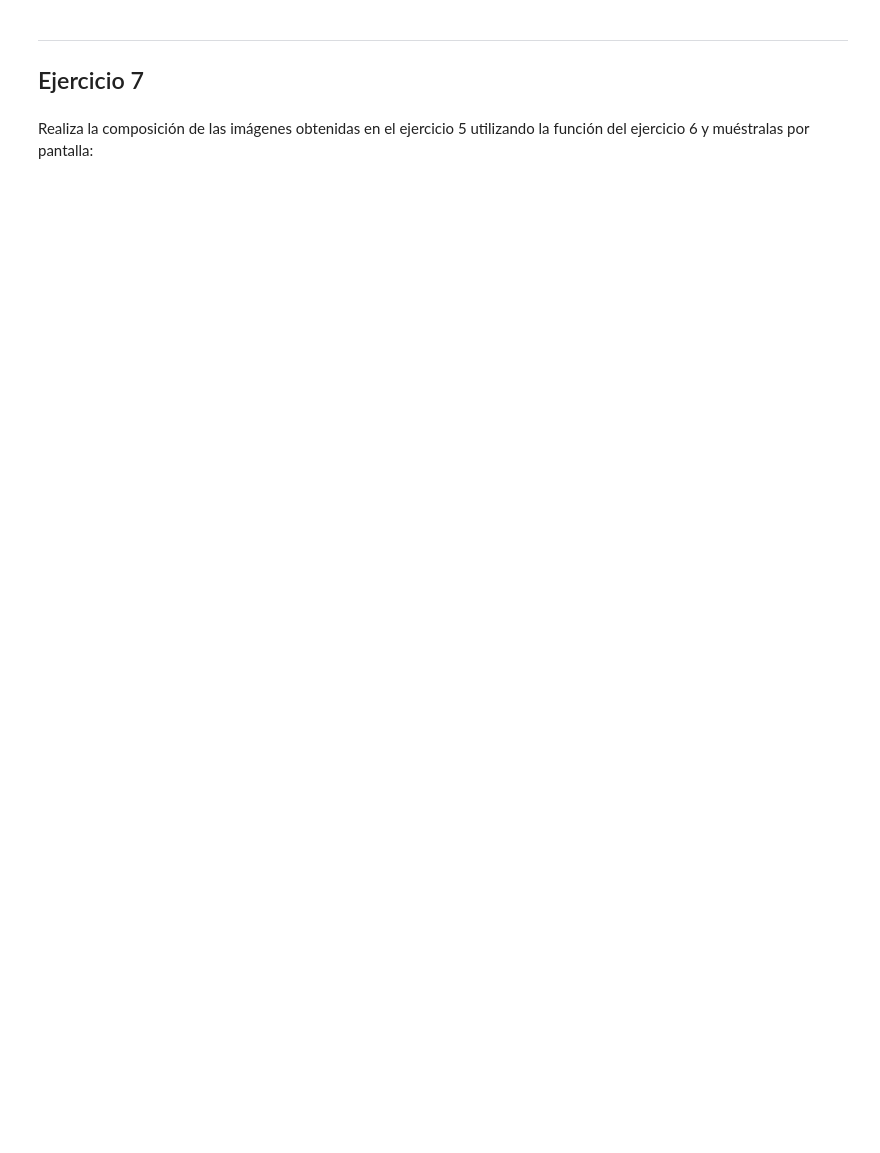
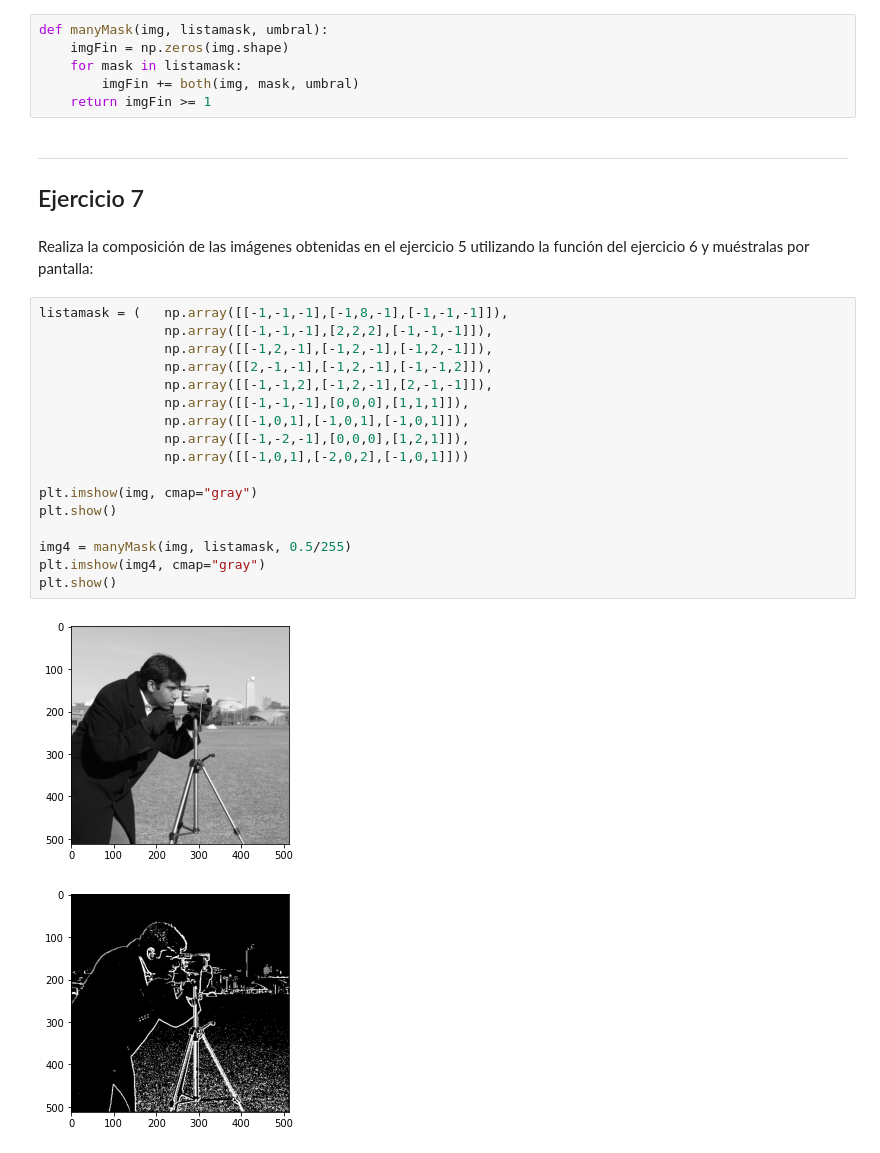
Before and after one commit to CarlosRyu98/PIA, a Jupyter notebook: 03 Tratamiento de imagen/07_Practica.ipynb, the cells around one changed output. Saved outputs shown, nothing was run; the diff lists cells and outputs as text; blank space fills up the shorter version.

```diff
--- a/03 Tratamiento de imagen/07_Practica.ipynb
+++ b/03 Tratamiento de imagen/07_Practica.ipynb
@@ -192,5 +148,31 @@ plt.show()
+# %%
+def manyMask(img, listamask, umbral):
+    imgFin = np.zeros(img.shape)
+    for mask in listamask:
+        imgFin += both(img, mask, umbral)
+    return imgFin >= 1
 # %% [markdown]
 ---
 ## Ejercicio 7
 # %% [markdown]
 Realiza la composición de las imágenes obtenidas en el ejercicio 5 utilizando la función del ejercicio 6 y muéstralas por pantalla:
+# %%
+listamask = (   np.array([[-1,-1,-1],[-1,8,-1],[-1,-1,-1]]),
+                np.array([[-1,-1,-1],[2,2,2],[-1,-1,-1]]),
+                np.array([[-1,2,-1],[-1,2,-1],[-1,2,-1]]),
+                np.array([[2,-1,-1],[-1,2,-1],[-1,-1,2]]),
+                np.array([[-1,-1,2],[-1,2,-1],[2,-1,-1]]),
+                np.array([[-1,-1,-1],[0,0,0],[1,1,1]]),
+                np.array([[-1,0,1],[-1,0,1],[-1,0,1]]),
+                np.array([[-1,-2,-1],[0,0,0],[1,2,1]]),
+                np.array([[-1,0,1],[-2,0,2],[-1,0,1]]))
+
+plt.imshow(img, cmap="gray")
+plt.show()
+
+img4 = manyMask(img, listamask, 0.5/255)
+plt.imshow(img4, cmap="gray")
+plt.show()
+# %% [output]
+[figure, added]
+[figure, added]
```
Also changed, not shown: parts of 2 cells of this notebook, 2 other files.
